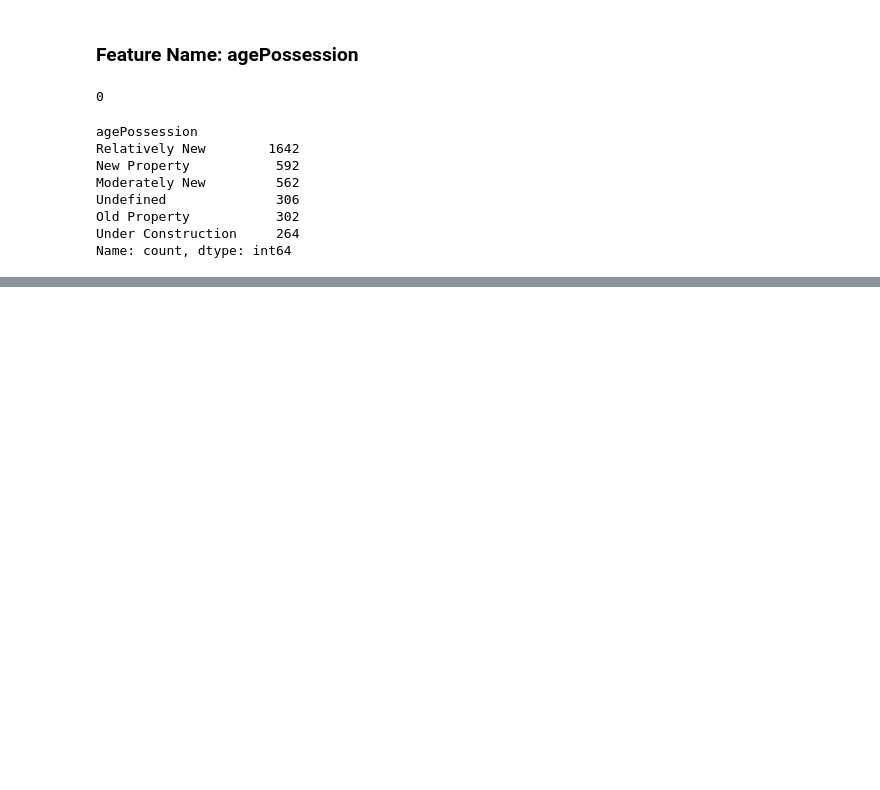
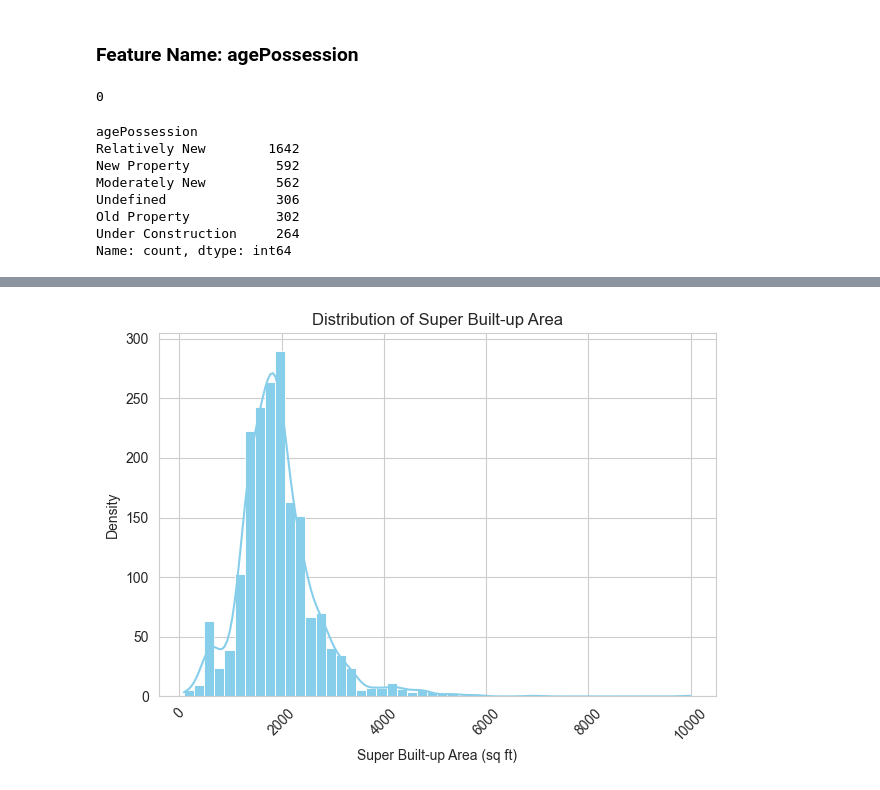
Before and after one commit to 07Sada/real-estate-property-price-predictor, a Jupyter notebook: notebooks/EDA-univariant_analysis_#05.ipynb, the cells around one changed output, grey strips where cells are left out. Drawn from its saved outputs; the diff is of its cells as text; code cells hidden in the pictures; blank space fills up the shorter version.

```diff
--- a/notebooks/EDA-univariant_analysis_#05.ipynb
+++ b/notebooks/EDA-univariant_analysis_#05.ipynb
@@ -824,0 +847,11 @@ Name: count, dtype: int64
+# %%
+# Visualizing the distribution
+sns.histplot(df['super_built_up_area'].dropna(), bins=50, palette="Blues", kde=True, facecolor='skyblue')
+plt.title("Distribution of Super Built-up Area")
+plt.xlabel("Super Built-up Area (sq ft)")
+plt.ylabel("Density")
+plt.xticks(rotation=45)  # Rotate x-axis labels for better readability
+plt.tight_layout()  # Adjust spacing for better aesthetics
+plt.show()
+# %% [output]
+[figure, added]
```
Also changed, not shown: parts of 31 cells of this notebook.
